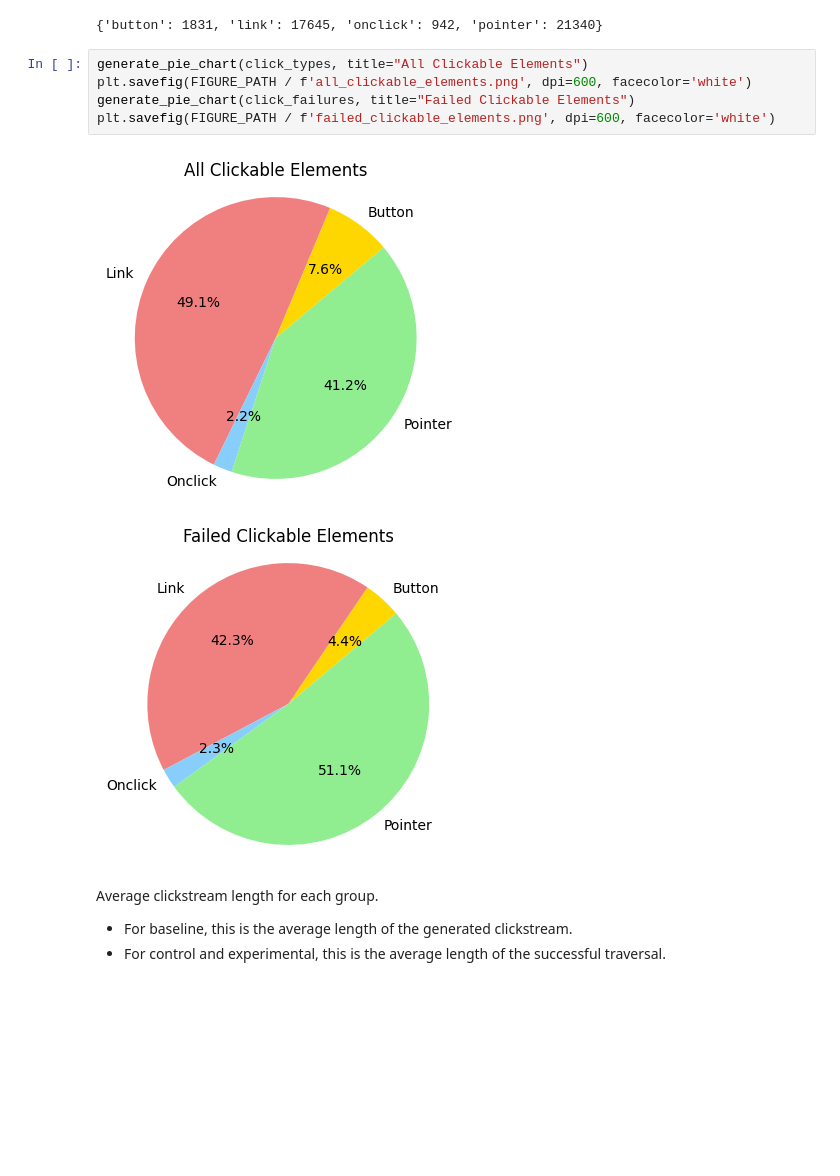
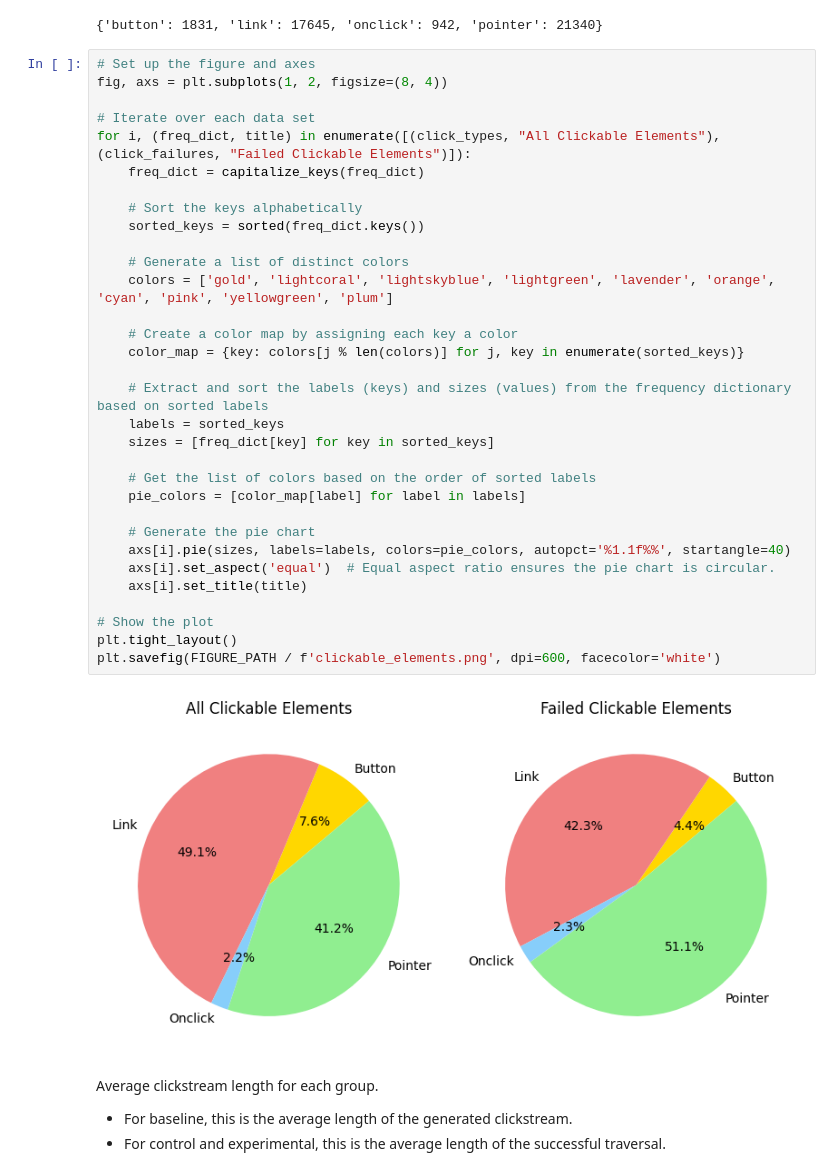
Before and after one commit to maxwellmlin/cookie-classify, a Jupyter notebook: classification_algo.ipynb, the cells around one changed output. Cells and saved outputs as stored; diff of their text form; blank space fills up the shorter version.

Commit message:
combine plots

```diff
--- a/classification_algo.ipynb
+++ b/classification_algo.ipynb
@@ -317,14 +317,40 @@ for site in successful_sites:
 click_failures
 # %% [output]
 {'button': 1831, 'link': 17645, 'onclick': 942, 'pointer': 21340}
-# %%
-generate_pie_chart(click_types, title="All Clickable Elements")
-plt.savefig(FIGURE_PATH / f'all_clickable_elements.png', dpi=600, facecolor='white')
-generate_pie_chart(click_failures, title="Failed Clickable Elements")
-plt.savefig(FIGURE_PATH / f'failed_clickable_elements.png', dpi=600, facecolor='white')
-# %% [output]
-[figure, removed]
-[figure, removed]
+# %%
+# Set up the figure and axes
+fig, axs = plt.subplots(1, 2, figsize=(8, 4))
+
+# Iterate over each data set
+for i, (freq_dict, title) in enumerate([(click_types, "All Clickable Elements"), (click_failures, "Failed Clickable Elements")]):
+    freq_dict = capitalize_keys(freq_dict)
+
+    # Sort the keys alphabetically
+    sorted_keys = sorted(freq_dict.keys())
+
+    # Generate a list of distinct colors
+    colors = ['gold', 'lightcoral', 'lightskyblue', 'lightgreen', 'lavender', 'orange', 'cyan', 'pink', 'yellowgreen', 'plum']
+
+    # Create a color map by assigning each key a color
+    color_map = {key: colors[j % len(colors)] for j, key in enumerate(sorted_keys)}
+
+    # Extract and sort the labels (keys) and sizes (values) from the frequency dictionary based on sorted labels
+    labels = sorted_keys
+    sizes = [freq_dict[key] for key in sorted_keys]
+
+    # Get the list of colors based on the order of sorted labels
+    pie_colors = [color_map[label] for label in labels]
+
+    # Generate the pie chart
+    axs[i].pie(sizes, labels=labels, colors=pie_colors, autopct='%1.1f%%', startangle=40)
+    axs[i].set_aspect('equal')  # Equal aspect ratio ensures the pie chart is circular.
+    axs[i].set_title(title)
+
+# Show the plot
+plt.tight_layout()
+plt.savefig(FIGURE_PATH / f'clickable_elements.png', dpi=600, facecolor='white')
+# %% [output]
+[figure, added]
 # %% [markdown]
 Average clickstream length for each group.
 
```
Also changed, not shown: 1 other file.
